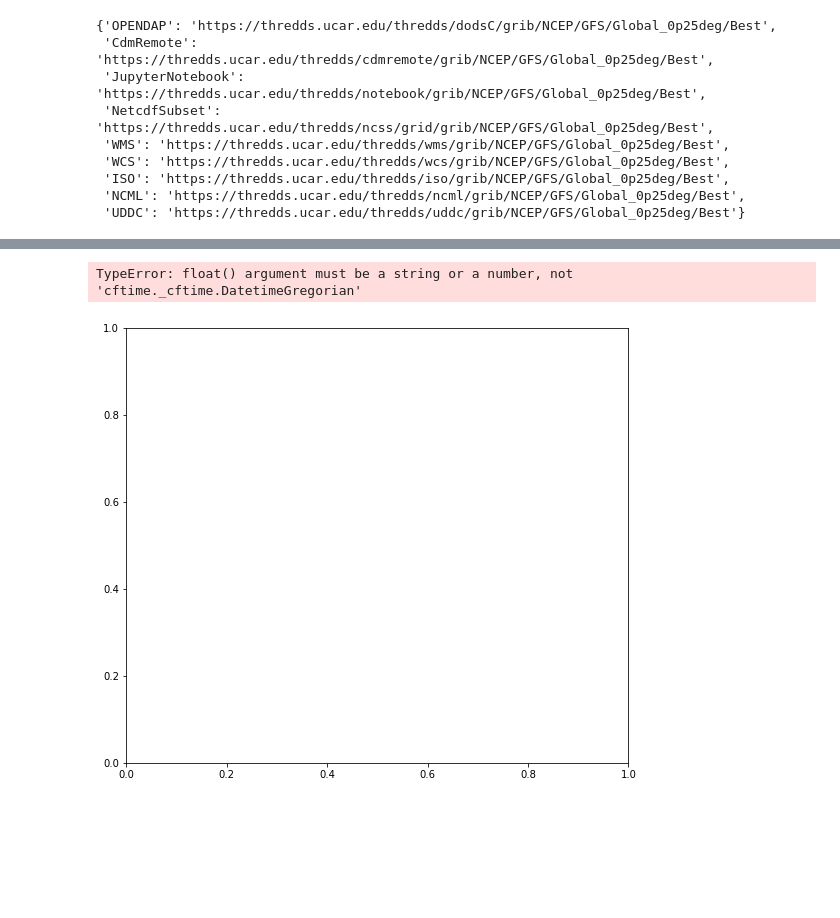
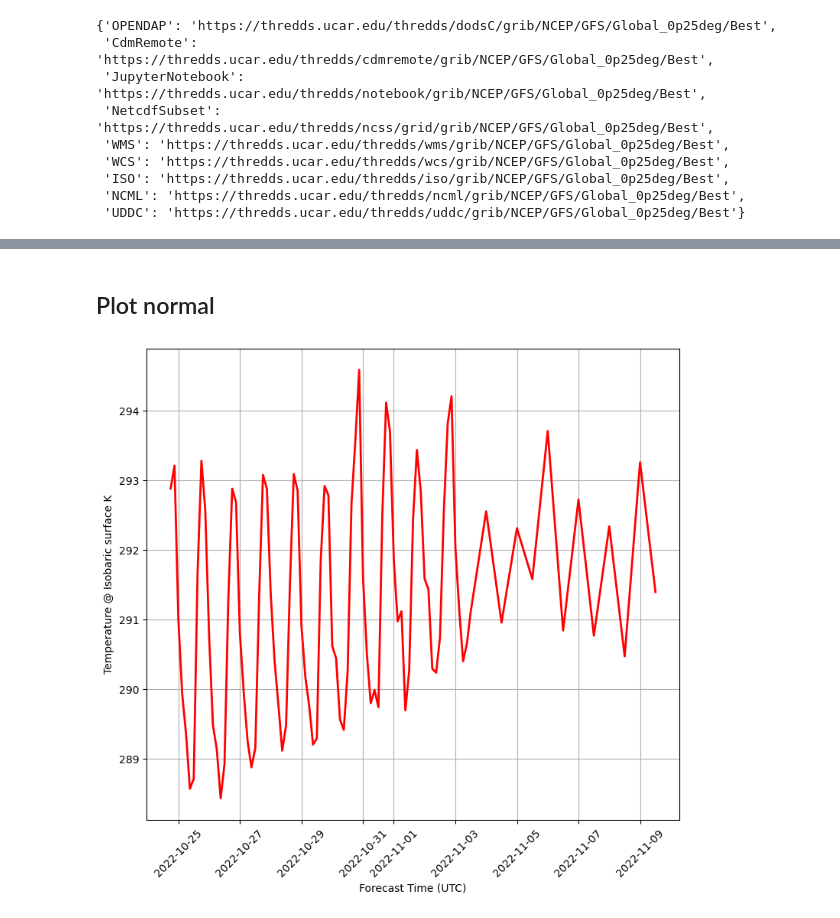
Before and after one commit to cryohydromettools/python_climatologia, a Jupyter notebook: book/dia5/01.b.GFS_timeSeries.ipynb, the cells around one changed output, grey strips where cells are left out. Drawn from its saved outputs; the diff is of its cells as text; code cells hidden in the pictures; blank space fills up the shorter version.

```diff
--- a/book/dia5/01.b.GFS_timeSeries.ipynb
+++ b/book/dia5/01.b.GFS_timeSeries.ipynb
@@ -76,5 +52,8 @@ filling off
 # %%
+import numpy as np
 from netCDF4 import num2date
-time_vals = num2date(tiempo[:].squeeze(), tiempo.units)
+
+# tenemos que ayudarnos con el numpy.array para trabajar con estos datos
+time_vals = np.array(num2date(tiempo[:].squeeze(), tiempo.units), dtype='datetime64[s]')
 time_vals[:5]
 # %% [output]
@@ -89,12 +83,14 @@ masked_array(data=[cftime.DatetimeGregorian(2022, 10, 23, 3, 0, 0, 0, has_year_z
+# %% [markdown]
+## Plot normal
 # %%
 
 import matplotlib.pyplot as plt
 
 fig, ax = plt.subplots(1, 1, figsize=(9, 8))
 ax.plot(time_vals, temp[:].squeeze(), 'r', linewidth=2)
 ax.set_ylabel(f'{temp.long_name} {temp.units}')
 ax.set_xlabel('Forecast Time (UTC)')
+ax.set_xticklabels(ax.get_xticklabels(), rotation=45)
 ax.grid(True)
 # %% [output]
-TypeError: float() argument must be a string or a number, not 'cftime._cftime.DatetimeGregorian'
-[figure, old version]
+[figure, new version]
```
Also changed, not shown: parts of 16 cells of this notebook, 2 other files.
